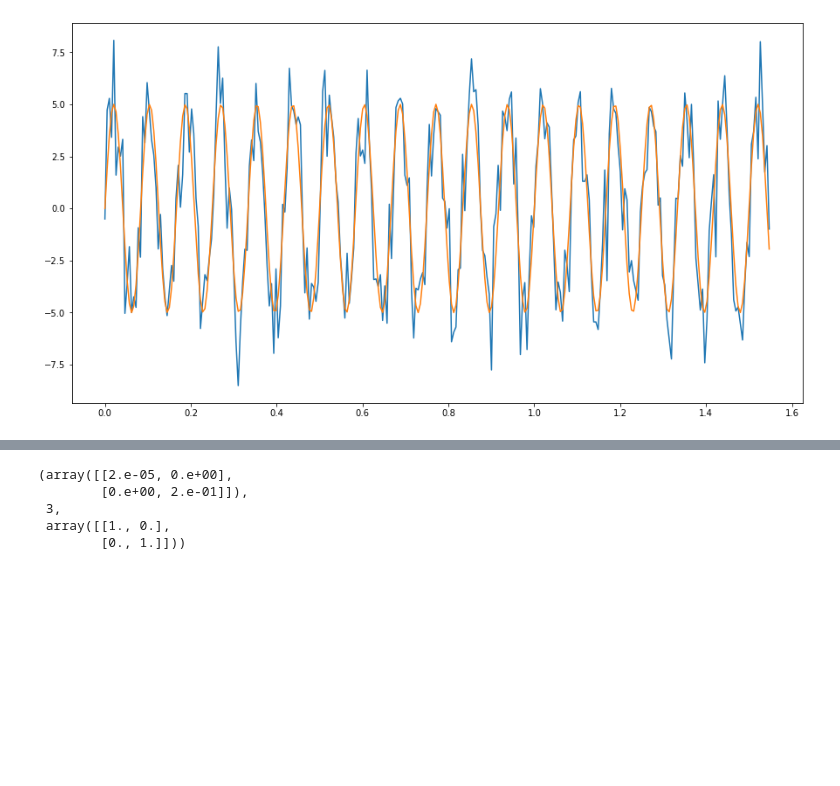
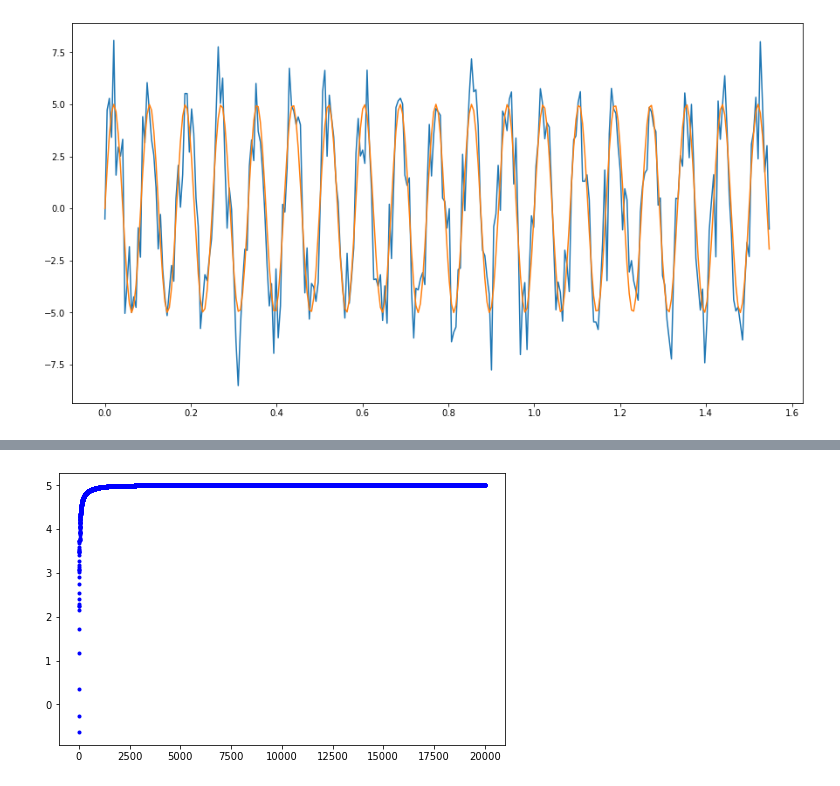
Before and after one commit to LoanSarazin/sdia-estimation, a Jupyter notebook: TP5/TP5_EKF_MARIZY.ipynb, the cells around one changed output, grey strips where cells are left out. Drawn from its saved outputs; the diff is of its cells as text; code cells hidden in the pictures; blank space fills up the shorter version.

Commit message:
A TP5 Tracé de l'amplitude et du signal estimé

```diff
--- a/TP5/TP5_EKF_MARIZY.ipynb
+++ b/TP5/TP5_EKF_MARIZY.ipynb
@@ -49,16 +53,35 @@ plt.show()
 # %%
 #Implémentation du filtre de Kalman étendu
 
-def KalmanF_extended(Z, Q, R, A, iterMax):
+def KalmanF_extended(Z, Q, R, A):
     #Initialisation de x0 et P00
-    x0 = norm.rvs(size = 2)
-    P00 = np.eyes((2, 2))
+    x0 = np.random.normal(size = 2)
+    P00 = np.identity(2)
 
     k=0
+    x_evol = []
+
+    nu0 = 12
+    Te = 1/193.28
 
     x = x0
     P = P00
+    N = Z.shape[0]
+
     #Boucle d'estimation/prediction
-    while (k < iterMax):
-        newx = x.copy()
-        newP = F @ P @ F + Q
+    while (k < N ):
+        new_x = x.copy().reshape((2, 1))
+
+        newP =  P + Q
+
+        H = np.array([sin(2*pi*nu0*Te*(k+1) + new_x[1, 0]), new_x[0, 0]*cos(2*pi*nu0*Te*(k+1) + new_x[1, 0])]).reshape((2, 1))
+        S = np.array(H.T@newP@H + R)
+        K = (newP@H /S).reshape((2, 1))
+
+        epsilon = Z[k] - new_x[0]*sin(2*pi*nu0*(k+1)*Te + new_x[1])
+        x = new_x + epsilon*K
+        P = newP - K@H.T@newP
+
+        x_evol.append(x)
+        k += 1
+    return(np.array(x_evol))
@@ -74,10 +95,13 @@ A = np.eye(2)
 
 Q, R, A
 
-#KalmanF_extended(signalBruite)
+x_estim = KalmanF_extended(signalReel, Q, R, A)
-# %% [output]
-(array([[2.e-05, 0.e+00],
-        [0.e+00, 2.e-01]]),
- 3,
- array([[1., 0.],
-        [0., 1.]]))
+# %%
+x_estim = x_estim.reshape((20000, 2))
+# %%
+plt.figure(figsize = (8, 5))
+iter = np.arange(0, 20000)
+plt.plot(iter, x_estim[:, 0], 'b.')
+plt.show()
+# %% [output]
+[figure, added]
```
Also changed, not shown: parts of 3 cells of this notebook.
